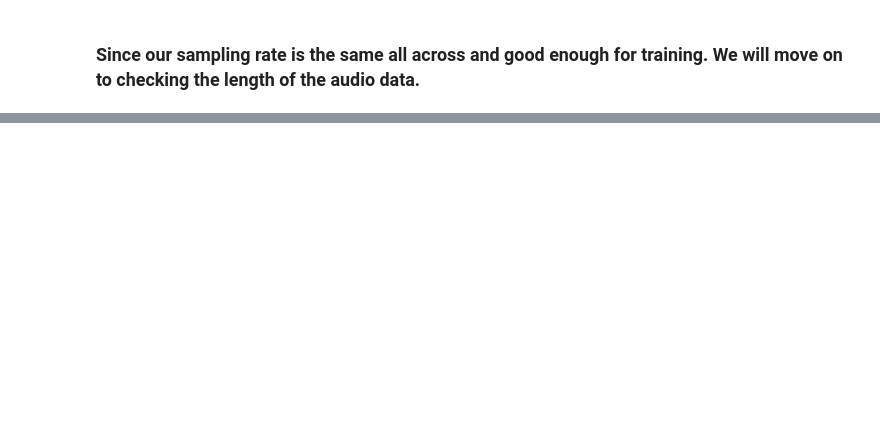
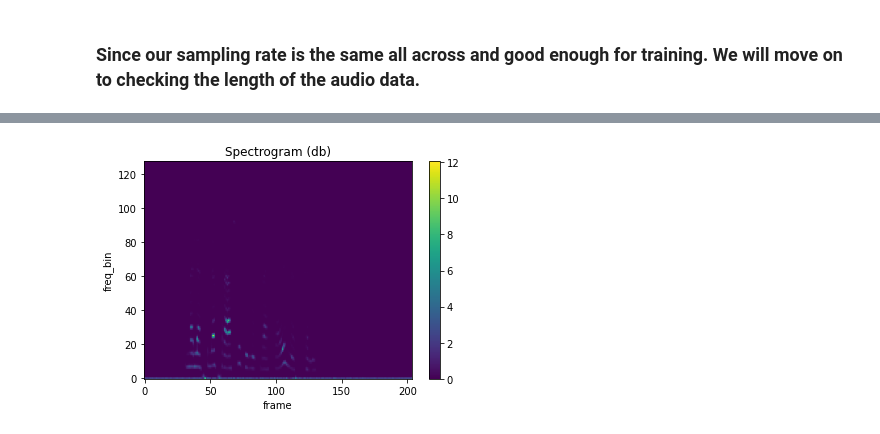
Before and after one commit to ItsDebol/AMH-STT, a Jupyter notebook: notebooks/data_exploration.ipynb, the cells around one changed output, grey strips where cells are left out. Drawn from its saved outputs; the diff is of its cells as text; code cells hidden in the pictures; blank space fills up the shorter version.

```diff
--- a/notebooks/data_exploration.ipynb
+++ b/notebooks/data_exploration.ipynb
@@ -67,10 +60,16 @@ pd.DataFrame({"count": df_test_audio.groupby("sr")["sr"].count(),"total": df_tes
 # %% [markdown]
 ### Since our sampling rate is the same all across and good enough for training. We will move on to checking the length of the audio data.
 # %%
+am = AudioManipulator(df_train_audio)
+# stereo_mask = df_train_audio.query("Channels == 'Stereo'")
+# channels = {2:"Stereo" : 1:"Mono"}
+df_train_audio["TimeSeriesData"] = df_train_audio["TimeSeriesData"].apply(lambda x: x.shape and librosa.to_mono(x))
+df_train_audio["Channels"] = df_train_audio["TimeSeriesData"].apply(lambda x: channels[x.shape] )
 # pd.DataFrame({"count": df_train_data.groupby("duration")["duration"].count(),"total": df_train_audio['duration'].count()})
-ax = plt.figure(figsize = [8,4])
-sn.displot(df_train_data['duration'], ax=ax)
-plt.show()
-df_train_data['duration'].describe()
-# print(df_duration['duration'])
+# ax = plt.figure(figsize = [8,4])
+# sn.displot(df_train_audio['Duration'], ax=ax)
+# plt.show()
+# df_train_audio['Duration'].describe()
+# # print(df_duration['duration'])
+df_train_audio
 # %% [output]
@@ -103,0 +154,3 @@ df_duration_choosen.describe()
+# %%
+# am = AudioManipulator(df_train_audio)
+features = am.extract_features()
@@ -103,0 +166,4 @@ df_duration_choosen.describe()
+# %%
+vis.plot_spectrogram(features.loc[0,'Melspectogram'])
+# %% [output]
+[figure, added]
```
Also changed, not shown: parts of 22 cells of this notebook.
